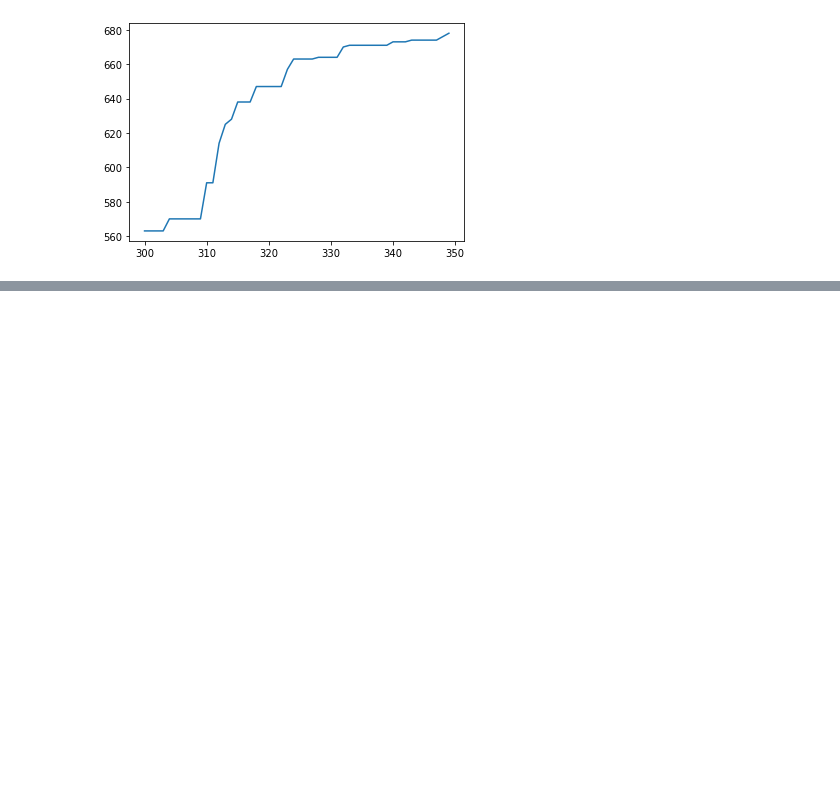
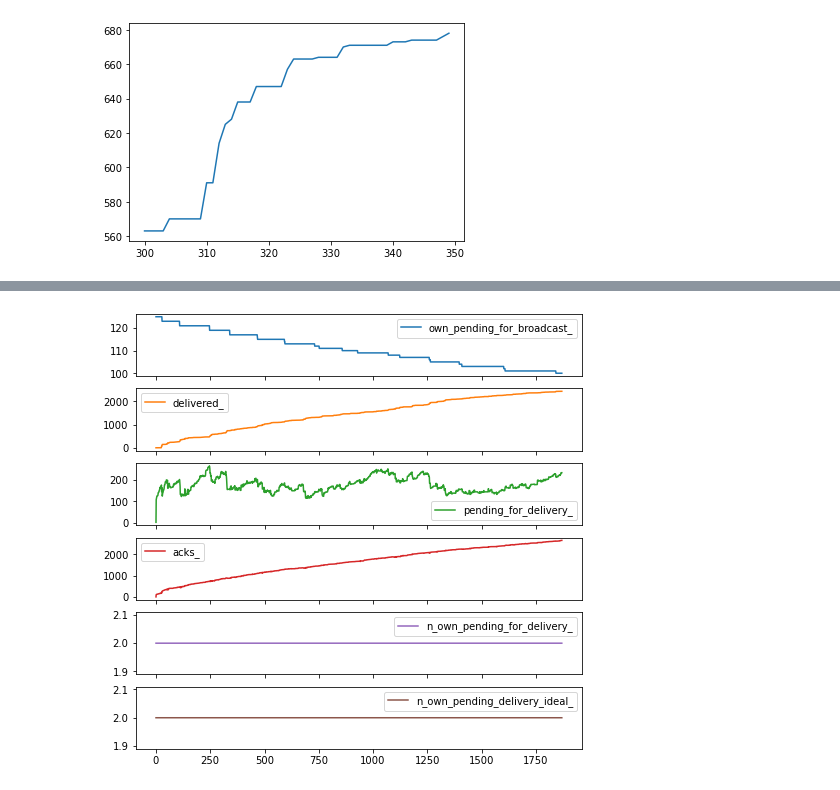
Before and after one commit to jsilll/distributed-algorithms-project, a Jupyter notebook: tools/analyze.ipynb, the cells around one changed output, grey strips where cells are left out. Cells and saved outputs as stored; diff of their text form; code cells hidden in the pictures; blank space fills up the shorter version.

```diff
--- a/tools/analyze.ipynb
+++ b/tools/analyze.ipynb
@@ -44,0 +35,6 @@ df_urb['acks_'][250:300].plot()
+# %%
+df_urb = pd.read_csv('urb_v2.csv')
+df_urb.plot(subplots=True, figsize=(8,8))
+plt.show()
+# %% [output]
+[figure, added]
```
Also changed, not shown: parts of 5 cells of this notebook, 5 other files.
